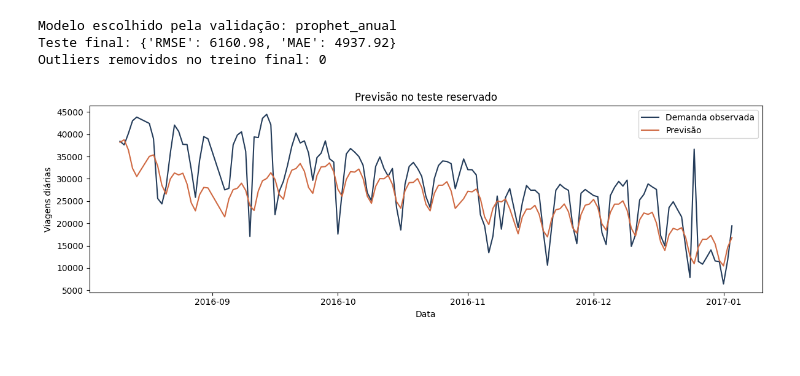
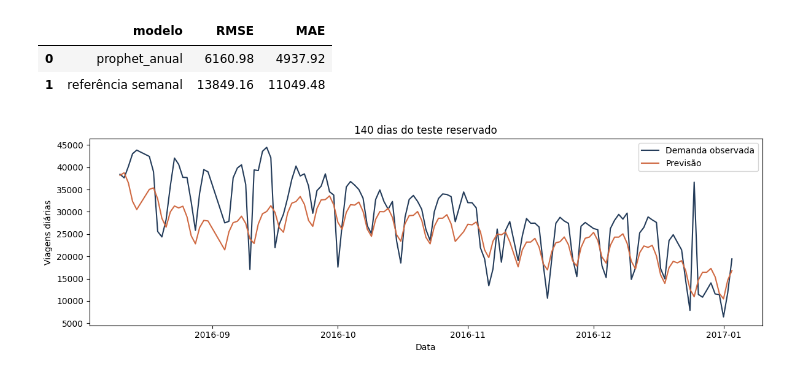
Before and after one commit to guimalucas/bike-sharing-demand-forecast, a Jupyter notebook: Forecast_Prophet.ipynb, the cells around one changed output. Cells and saved outputs as stored; diff of their text form; code cells hidden in the pictures.

```diff
--- a/Forecast_Prophet.ipynb
+++ b/Forecast_Prophet.ipynb
@@ -42,17 +61,19 @@ A referência ingênua repete para todo o horizonte o último valor disponível
 # %%
-print("Modelo escolhido pela validação:", final["modelo"])
-print("Teste final:", {chave: round(valor, 2) for chave, valor in final["teste"].items()})
-print("Outliers removidos no treino final:", final["outliers_removidos_no_treino"])
-previsoes = final["previsoes"]
+comparacao = pd.DataFrame([
+    {"modelo": final["modelo"], **final["teste"]},
+    {"modelo": "referência semanal", **final["referencia_teste"]},
+])
+display(comparacao.round(2))
+previsoes = final["previsoes"].copy()
 fig, ax = plt.subplots(figsize=(12, 4))
 ax.plot(previsoes["ds"], previsoes["y"], label="Demanda observada", color="#243c5a")
 ax.plot(previsoes["ds"], previsoes["yhat"], label="Previsão", color="#d06a43")
+ax.set(title="140 dias do teste reservado", xlabel="Data", ylabel="Viagens diárias")
 ax.legend()
-ax.set(title="Previsão no teste reservado", xlabel="Data", ylabel="Viagens diárias")
-plt.tight_layout()
+fig.tight_layout()
 plt.show()
 # %% [output]
-Modelo escolhido pela validação: prophet_anual
-Teste final: {'RMSE': 6160.98, 'MAE': 4937.92}
-Outliers removidos no treino final: 0
+|  | modelo | RMSE | MAE |
+| 0 | prophet_anual | 6160.98 | 4937.92 |
+| 1 | referência semanal | 13849.16 | 11049.48 |
 [figure]
```
Also changed, not shown: parts of 11 cells of this notebook, 3 other files.
